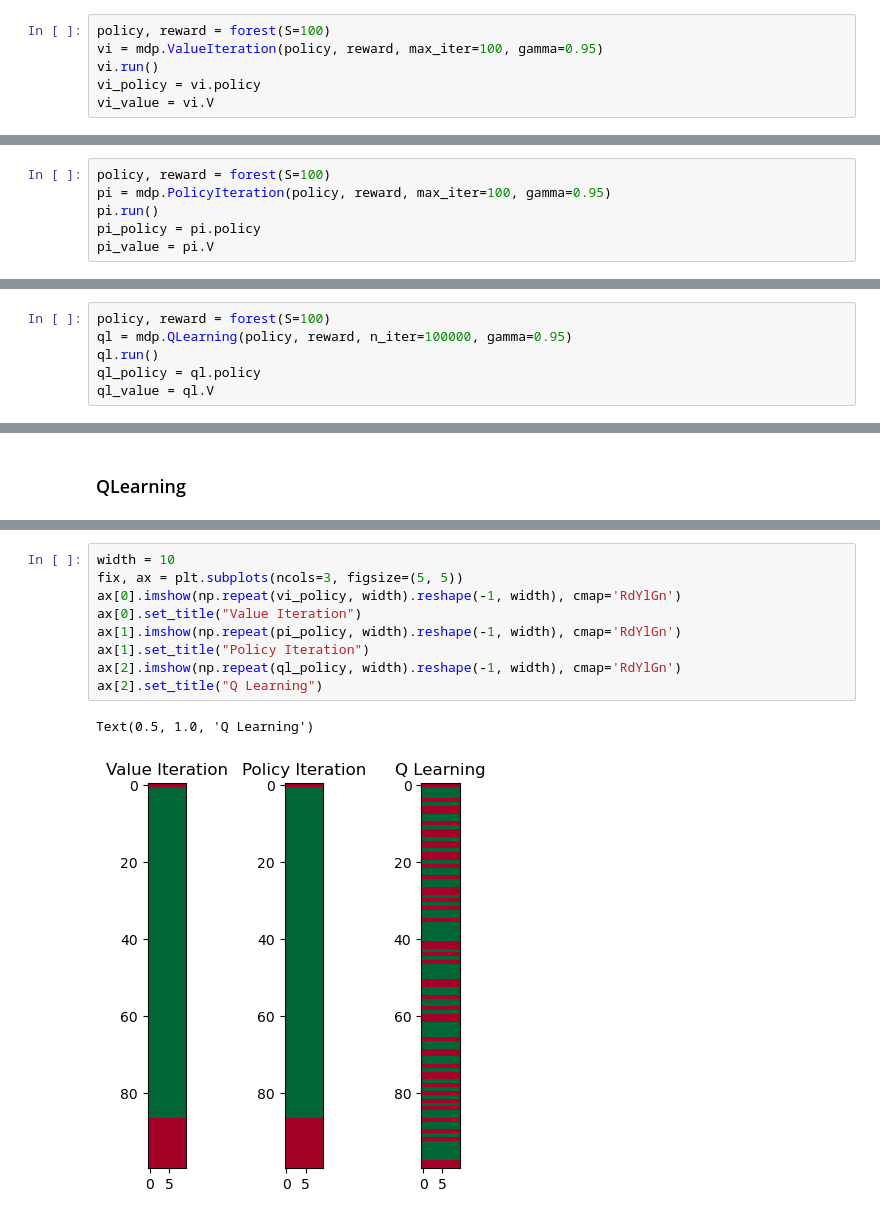
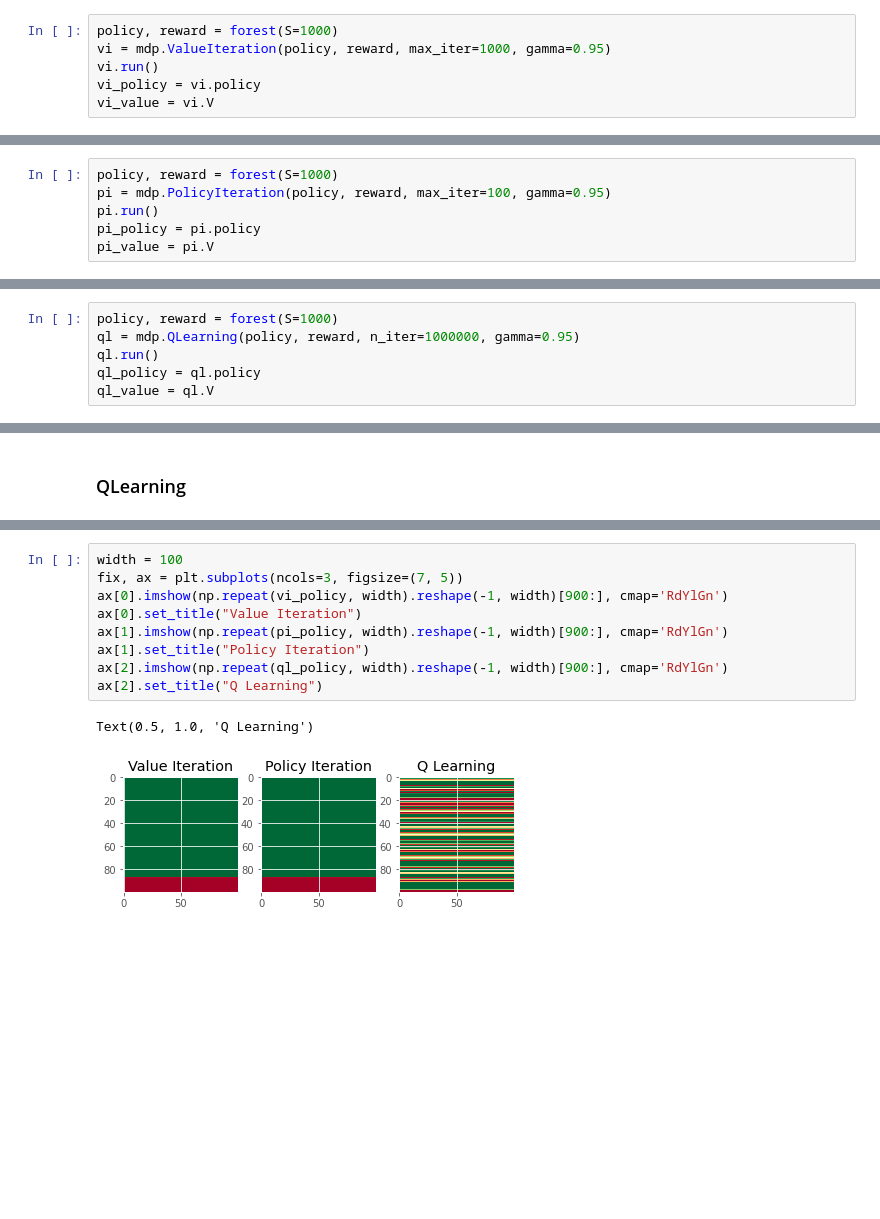
Before and after one commit to prasannspv/Machine-Learning-Notebooks, a Jupyter notebook: Assignment 4/Forest/ForestManagement.ipynb, the cells around one changed output, grey strips where cells are left out. Saved outputs shown, nothing was run; the diff lists cells and outputs as text; blank space fills up the shorter version.

```diff
--- a/Assignment 4/Forest/ForestManagement.ipynb
+++ b/Assignment 4/Forest/ForestManagement.ipynb
@@ -59,8 +58,8 @@ Gamma: 0.95
 Gamma: 1.0
 WARNING: check conditions of convergence. With no discount, convergence can not be assumed.
 # %%
-policy, reward = forest(S=100)
-vi = mdp.ValueIteration(policy, reward, max_iter=100, gamma=0.95)
+policy, reward = forest(S=1000)
+vi = mdp.ValueIteration(policy, reward, max_iter=1000, gamma=0.95)
 vi.run()
 vi_policy = vi.policy
 vi_value = vi.V
@@ -129,7 +113,7 @@ Gamma: 0.9
 Gamma: 0.95
 Gamma: 0.999999
 # %%
-policy, reward = forest(S=100)
+policy, reward = forest(S=1000)
 pi = mdp.PolicyIteration(policy, reward, max_iter=100, gamma=0.95)
 pi.run()
 pi_policy = pi.policy
@@ -221,8 +204,8 @@ Epsilon_decay: 0.95
 Epsilon_decay: 0.8
 Epsilon_decay: 0.75
 # %%
-policy, reward = forest(S=100)
-ql = mdp.QLearning(policy, reward, n_iter=100000, gamma=0.95)
+policy, reward = forest(S=1000)
+ql = mdp.QLearning(policy, reward, n_iter=1000000, gamma=0.95)
 ql.run()
 ql_policy = ql.policy
 ql_value = ql.V
@@ -605,12 +600,12 @@ Text(0.5, 1.0, 'Q Learning')
 # %%
-width = 10
-fix, ax = plt.subplots(ncols=3, figsize=(5, 5))
-ax[0].imshow(np.repeat(vi_policy, width).reshape(-1, width), cmap='RdYlGn')
+width = 100
+fix, ax = plt.subplots(ncols=3, figsize=(7, 5))
+ax[0].imshow(np.repeat(vi_policy, width).reshape(-1, width)[900:], cmap='RdYlGn')
 ax[0].set_title("Value Iteration")
-ax[1].imshow(np.repeat(pi_policy, width).reshape(-1, width), cmap='RdYlGn')
+ax[1].imshow(np.repeat(pi_policy, width).reshape(-1, width)[900:], cmap='RdYlGn')
 ax[1].set_title("Policy Iteration")
-ax[2].imshow(np.repeat(ql_policy, width).reshape(-1, width), cmap='RdYlGn')
+ax[2].imshow(np.repeat(ql_policy, width).reshape(-1, width)[900:], cmap='RdYlGn')
 ax[2].set_title("Q Learning")
 # %% [output]
 Text(0.5, 1.0, 'Q Learning')
-[figure, old version]
+[figure, new version]
```
Also changed, not shown: parts of 21 cells of this notebook, 8 other files.
